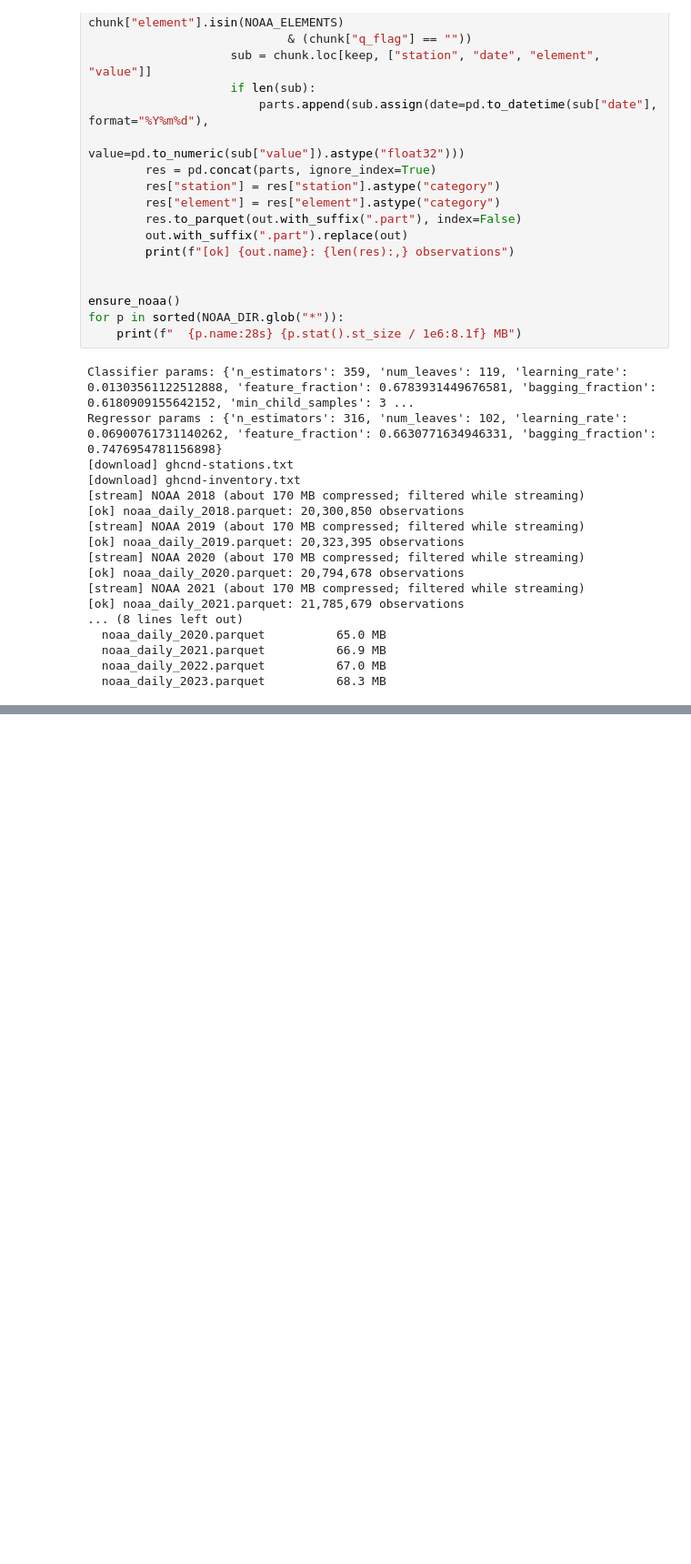
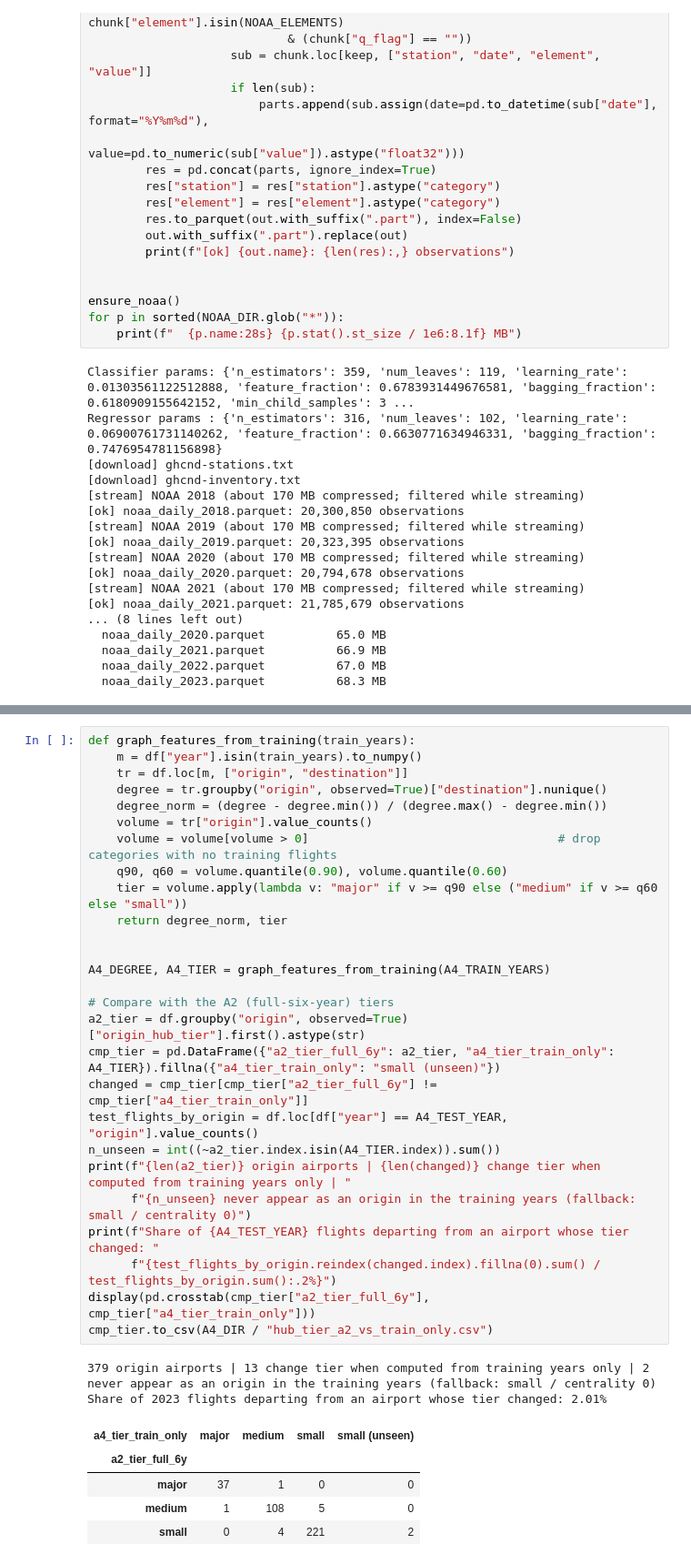
Before and after one commit to guvvalathejaswarreddy/PRT661-SYD7-Flight-Delay-Prediction, a Jupyter notebook: notebooks/PRT661_Flight_Delay_Full_Analysis.ipynb, the cells around one changed output, grey strips where cells are left out. Shown at 91% size. Drawn from its saved outputs; the diff is of its cells as text; blank space fills up the shorter version.

```diff
--- a/notebooks/PRT661_Flight_Delay_Full_Analysis.ipynb
+++ b/notebooks/PRT661_Flight_Delay_Full_Analysis.ipynb
@@ -1717,0 +1826,35 @@ Regressor params : {'n_estimators': 316, 'num_leaves': 102, 'learning_rate': 0.0
+# %%
+def graph_features_from_training(train_years):
+    m = df["year"].isin(train_years).to_numpy()
+    tr = df.loc[m, ["origin", "destination"]]
+    degree = tr.groupby("origin", observed=True)["destination"].nunique()
+    degree_norm = (degree - degree.min()) / (degree.max() - degree.min())
+    volume = tr["origin"].value_counts()
+    volume = volume[volume > 0]                                   # drop categories with no training flights
+    q90, q60 = volume.quantile(0.90), volume.quantile(0.60)
+    tier = volume.apply(lambda v: "major" if v >= q90 else ("medium" if v >= q60 else "small"))
+    return degree_norm, tier
+
+
+A4_DEGREE, A4_TIER = graph_features_from_training(A4_TRAIN_YEARS)
+
+# Compare with the A2 (full-six-year) tiers
+a2_tier = df.groupby("origin", observed=True)["origin_hub_tier"].first().astype(str)
+cmp_tier = pd.DataFrame({"a2_tier_full_6y": a2_tier, "a4_tier_train_only": A4_TIER}).fillna({"a4_tier_train_only": "small (unseen)"})
+changed = cmp_tier[cmp_tier["a2_tier_full_6y"] != cmp_tier["a4_tier_train_only"]]
+test_flights_by_origin = df.loc[df["year"] == A4_TEST_YEAR, "origin"].value_counts()
+n_unseen = int((~a2_tier.index.isin(A4_TIER.index)).sum())
+print(f"{len(a2_tier)} origin airports | {len(changed)} change tier when computed from training years only | "
+      f"{n_unseen} never appear as an origin in the training years (fallback: small / centrality 0)")
+print(f"Share of {A4_TEST_YEAR} flights departing from an airport whose tier changed: "
+      f"{test_flights_by_origin.reindex(changed.index).fillna(0).sum() / test_flights_by_origin.sum():.2%}")
+display(pd.crosstab(cmp_tier["a2_tier_full_6y"], cmp_tier["a4_tier_train_only"]))
+cmp_tier.to_csv(A4_DIR / "hub_tier_a2_vs_train_only.csv")
+# %% [output]
+379 origin airports | 13 change tier when computed from training years only | 2 never appear as an origin in the training years (fallback: small / centrality 0)
+Share of 2023 flights departing from an airport whose tier changed: 2.01%
+| a4_tier_train_only | major | medium | small | small (unseen) |
+| a2_tier_full_6y |  |  |  |  |
+| major | 37 | 1 | 0 | 0 |
+| medium | 1 | 108 | 5 | 0 |
+| small | 0 | 4 | 221 | 2 |
```
Also changed, not shown: parts of 10 cells of this notebook.
